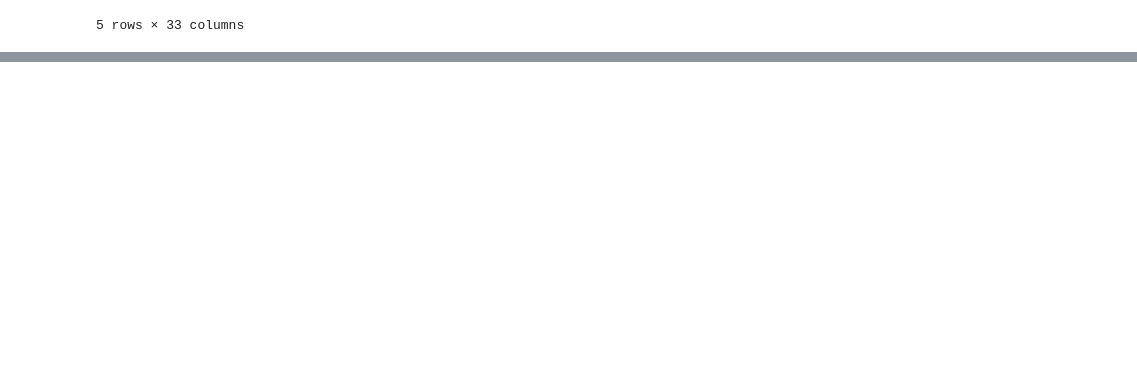
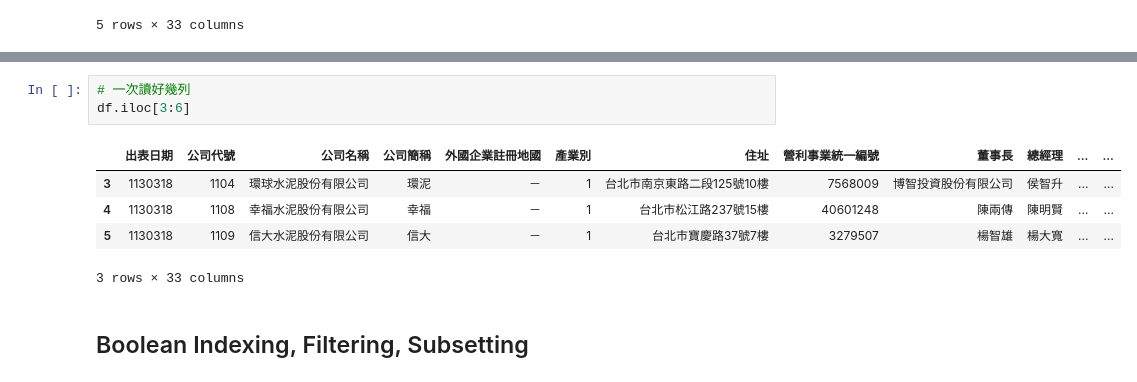
Before and after one commit to vcdemy/20240319, a Jupyter notebook: 20240319筆記.ipynb, the cells around one changed output, grey strips where cells are left out. Saved outputs shown, nothing was run; the diff lists cells and outputs as text; blank space fills up the shorter version.

```diff
--- a/20240319筆記.ipynb
+++ b/20240319筆記.ipynb
@@ -434,0 +517,11 @@ df.head()
+# %%
+# 一次讀好幾列
+df.iloc[3:6]
+# %% [output]
+|  | 出表日期 | 公司代號 | 公司名稱 | 公司簡稱 | 外國企業註冊地國 | 產業別 | 住址 | 營利事業統一編號 | 董事長 | 總經理 | ... | ... |
+| 3 | 1130318 | 1104 | 環球水泥股份有限公司 | 環泥 | － | 1 | 台北市南京東路二段125號10樓 | 7568009 | 博智投資股份有限公司 | 侯智升 | ... | ... |
+| 4 | 1130318 | 1108 | 幸福水泥股份有限公司 | 幸福 | － | 1 | 台北市松江路237號15樓 | 40601248 | 陳兩傳 | 陳明賢 | ... | ... |
+| 5 | 1130318 | 1109 | 信大水泥股份有限公司 | 信大 | － | 1 | 台北市寶慶路37號7樓 | 3279507 | 楊智雄 | 楊大寬 | ... | ... |
+3 rows × 33 columns
+# %% [markdown]
+## Boolean Indexing, Filtering, Subsetting
```
Also changed, not shown: parts of 14 cells of this notebook.
